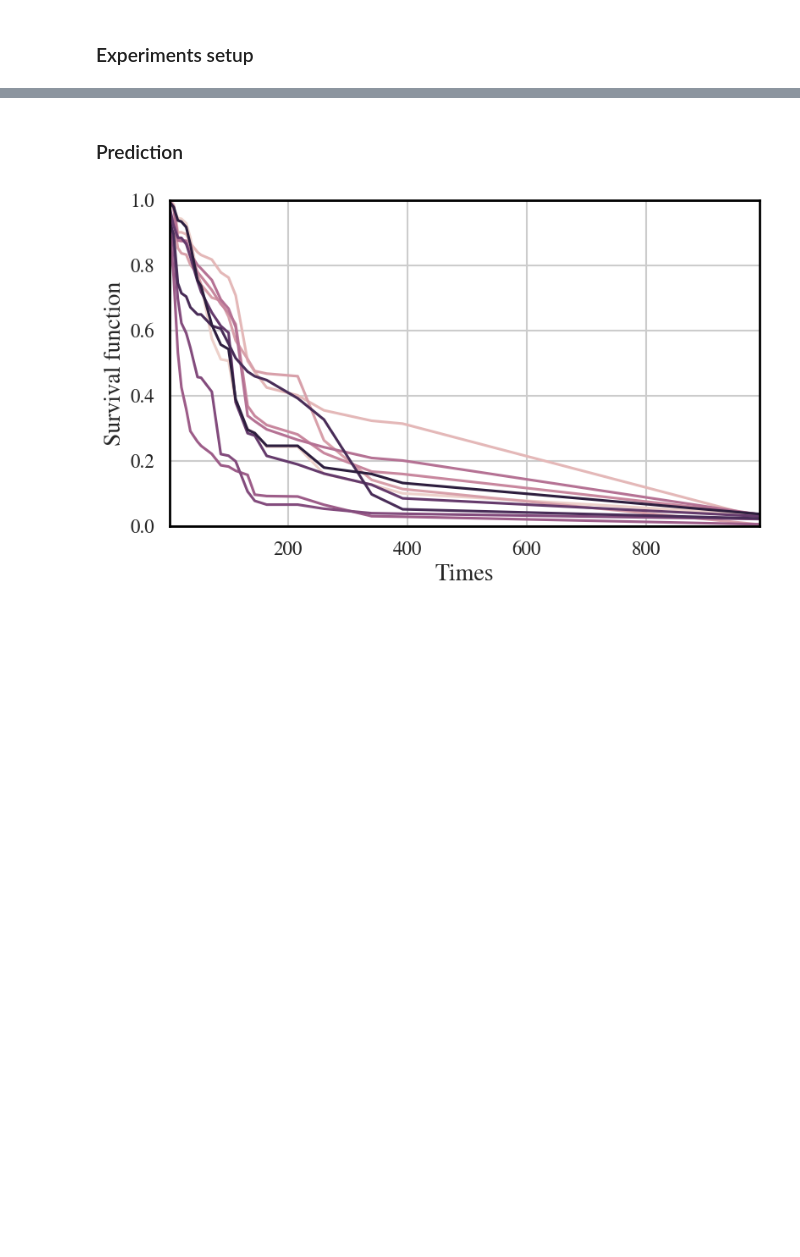
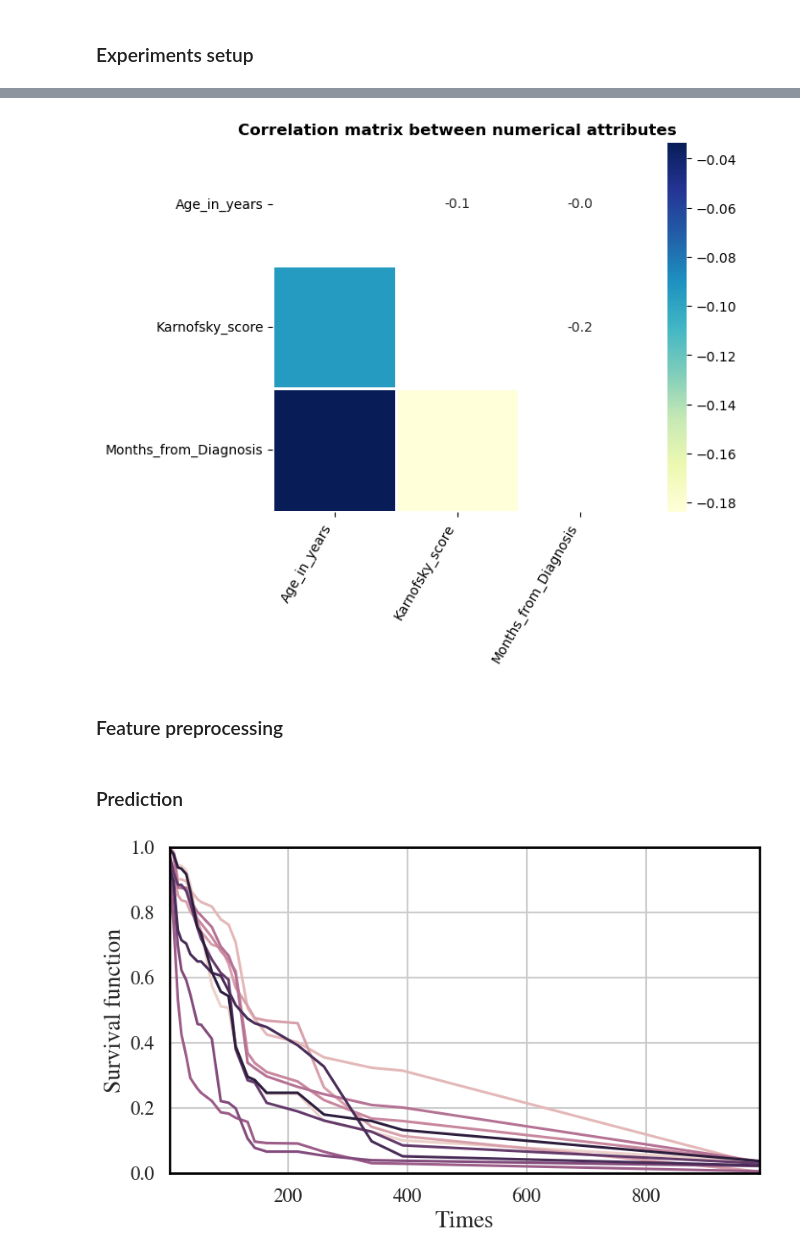
Before and after one commit to TeamHeKA/survinsights, a Jupyter notebook: tutorials-veterans-RSF.ipynb, the cells around one changed output, grey strips where cells are left out. Drawn from its saved outputs; the diff is of its cells as text; code cells hidden in the pictures; blank space fills up the shorter version.

```diff
--- a/tutorials-veterans-RSF.ipynb
+++ b/tutorials-veterans-RSF.ipynb
@@ -23,3 +159,28 @@ cate_feat_cols = [col for col in feat_cols if col not in numeric_feat_cols]
+# %%
+# Build the correlation matrix
+correlationMatrix = feats[numeric_feat_cols].corr()
+
+# Plot the correlation matrix
+plt.figure(figsize=(7,5))
+plt.title("Correlation matrix between numerical attributes", weight="semibold");
+
+# Build the color correlation matrix
+mask = np.zeros_like(correlationMatrix, dtype=bool)
+mask[np.triu_indices_from(mask)] = True
+g = sns.heatmap(correlationMatrix, cmap="YlGnBu", fmt = '.1f',
+                square = True, mask=mask, linewidths=1.0);
+
+# Build the values of correlation matrix
+mask[np.triu_indices_from(mask)] = False
+mask[np.tril_indices_from(mask)] = True
+g = sns.heatmap(correlationMatrix, cmap=ListedColormap(['white']),
+                square = True, fmt = '.1f', linewidths=1.0, mask=mask,
+                annot=True, annot_kws={"size":10}, cbar=False);
+g.set_xticklabels(g.get_xticklabels(), rotation=60, ha="right");
+# %% [output]
+[figure, added]
+# %% [markdown]
+### Feature preprocessing
 # %%
 # Encode categorical features
 from sklearn.preprocessing import OneHotEncoder
```
Also changed, not shown: parts of 13 cells of this notebook.
